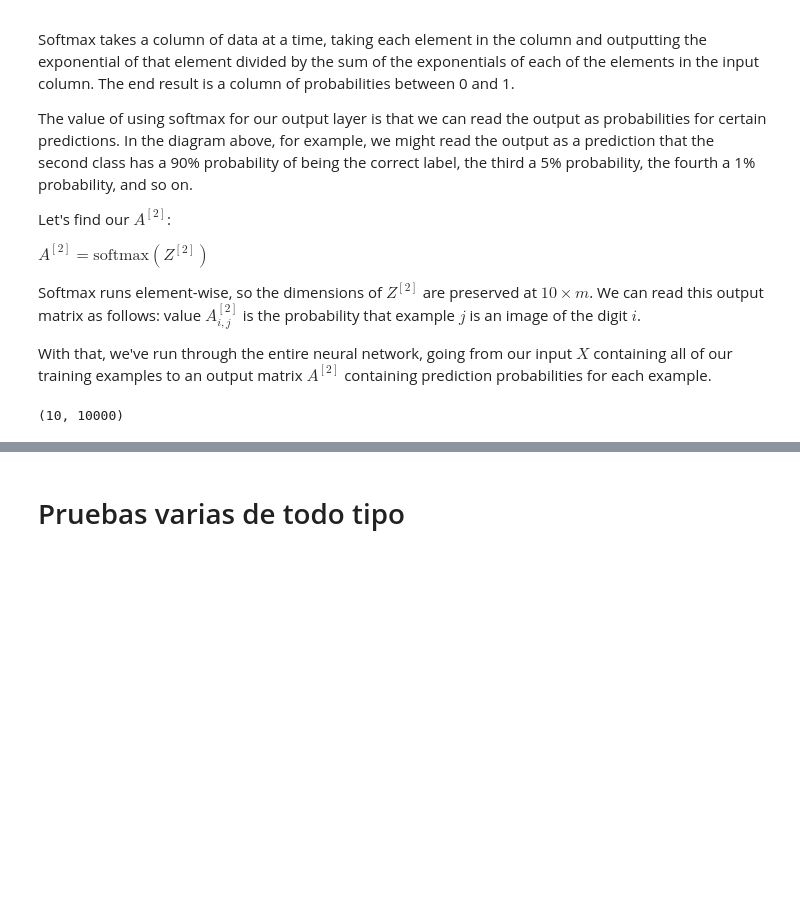
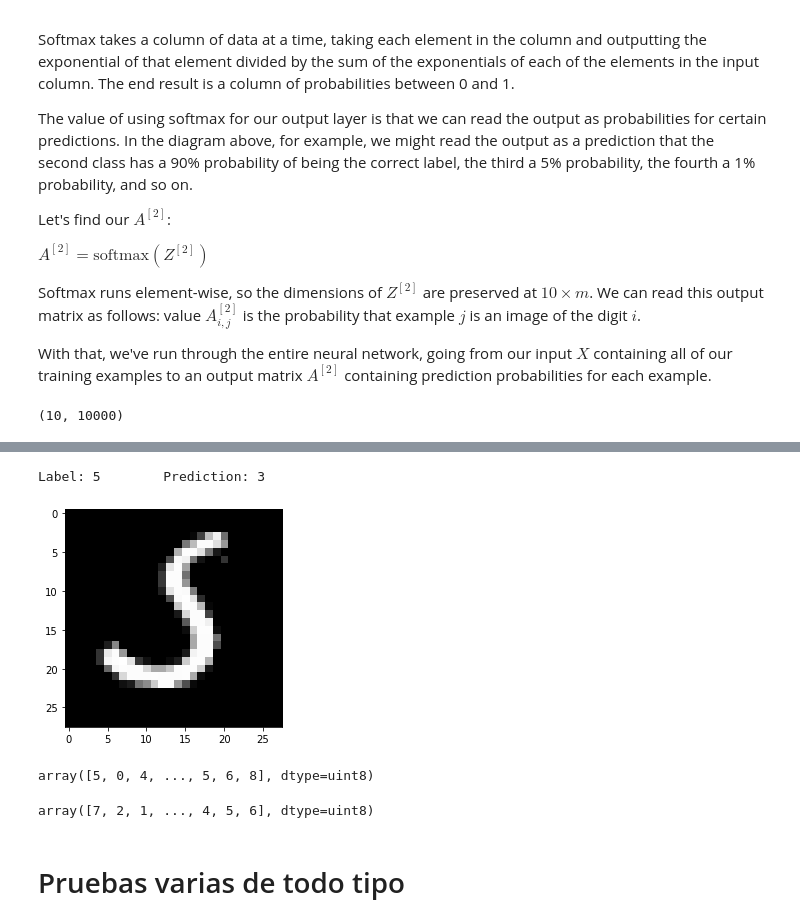
Before and after one commit to ivianrr/toy-neural-network, a Jupyter notebook: mininetwork.ipynb, the cells around one changed output, grey strips where cells are left out. Cells and saved outputs as stored; diff of their text form; code cells hidden in the pictures; blank space fills up the shorter version.

```diff
--- a/mininetwork.ipynb
+++ b/mininetwork.ipynb
@@ -359,3 +426,19 @@ Label: 5        Prediction: 8
+# %%
+n=9970
+plt.imshow(data_validation[:,n].reshape(nrows,ncols), cmap='gray')
+print(f"Label: {labels_validation[n]}\tPrediction: {predictions_validation[n]}")
+plt.show()
+# %% [output]
+Label: 5        Prediction: 3
+[figure, added]
+# %%
+labels_train
+# %% [output]
+array([5, 0, 4, ..., 5, 6, 8], dtype=uint8)
+# %%
+labels_validation
+# %% [output]
+array([7, 2, 1, ..., 4, 5, 6], dtype=uint8)
 # %% [markdown]
 # Pruebas varias de todo tipo
 # %%
```
Also changed, not shown: parts of 16 cells of this notebook.
